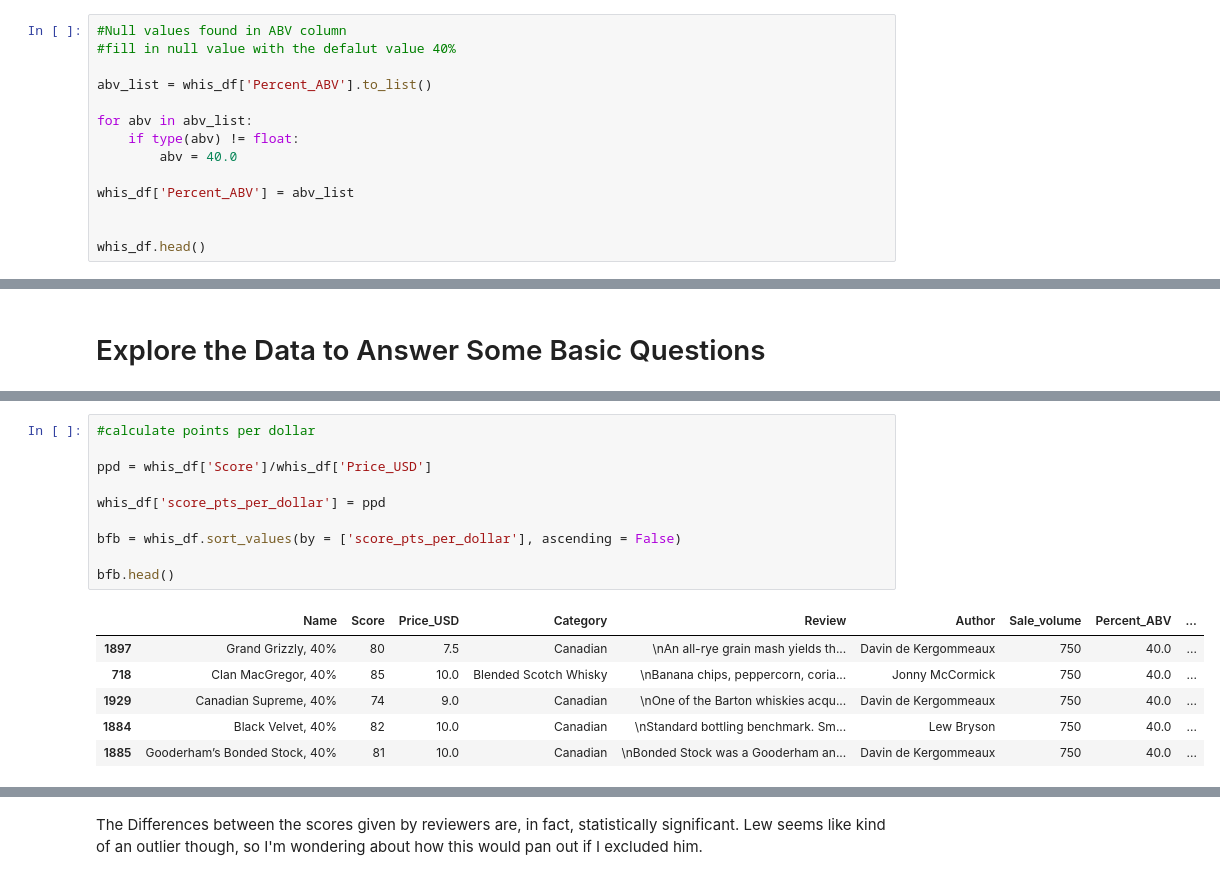
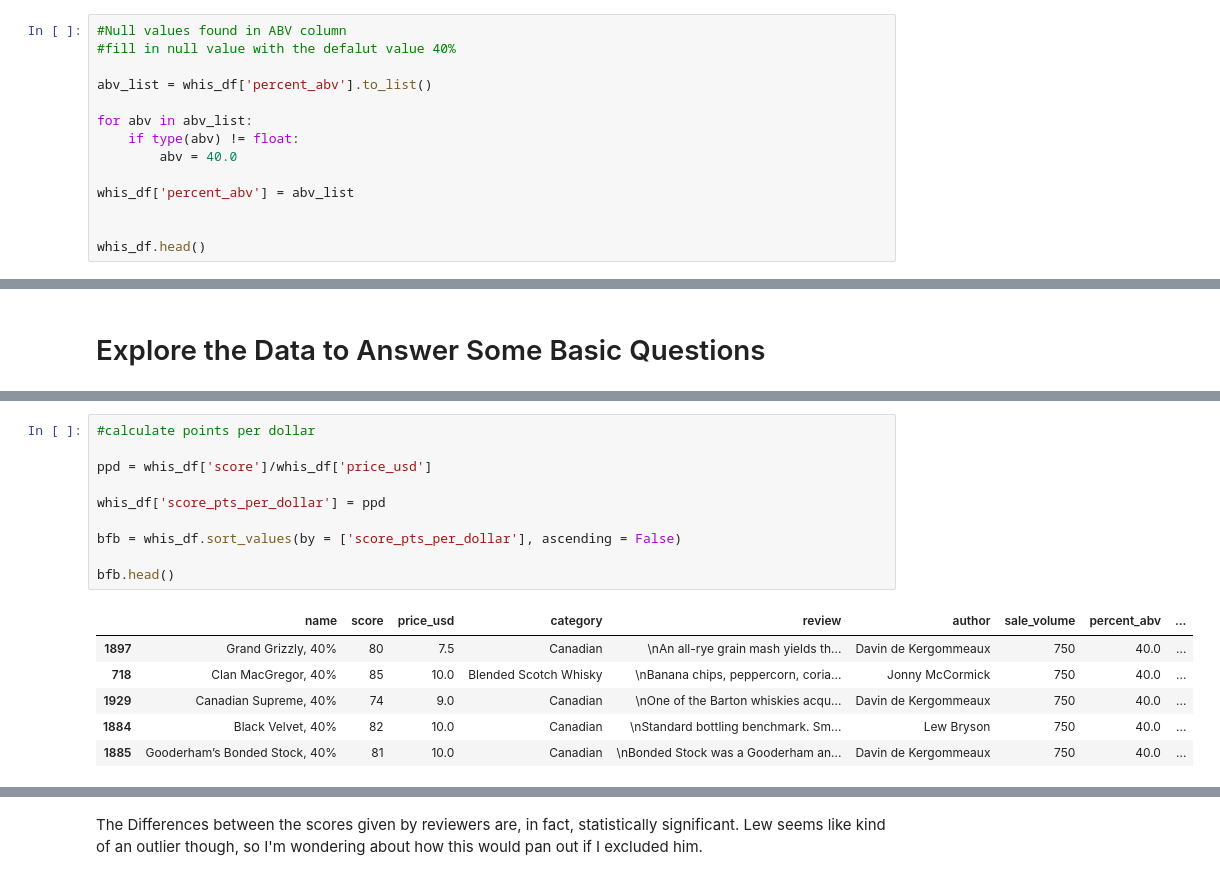
Before and after one commit to gspahlin/WhiskyAdvocate_ETL, a Jupyter notebook: whiskey_explore_clean_load.ipynb, the cells around one changed output, grey strips where cells are left out. Drawn from its saved outputs; the diff is of its cells as text.

```diff
--- a/whiskey_explore_clean_load.ipynb
+++ b/whiskey_explore_clean_load.ipynb
@@ -20,13 +20,13 @@ whis_df.head()
 #Null values found in ABV column
 #fill in null value with the defalut value 40%
 
-abv_list = whis_df['Percent_ABV'].to_list()
+abv_list = whis_df['percent_abv'].to_list()
 
 for abv in abv_list:
     if type(abv) != float:
         abv = 40.0
 
-whis_df['Percent_ABV'] = abv_list
+whis_df['percent_abv'] = abv_list
 
 
 whis_df.head()
@@ -68,15 +68,15 @@ ritz.head()
 # %%
 #calculate points per dollar
 
-ppd = whis_df['Score']/whis_df['Price_USD']
+ppd = whis_df['score']/whis_df['price_usd']
 
 whis_df['score_pts_per_dollar'] = ppd
 
 bfb = whis_df.sort_values(by = ['score_pts_per_dollar'], ascending = False)
 
 bfb.head()
 # %% [output]
-|  | Name | Score | Price_USD | Category | Review | Author | Sale_volume | Percent_ABV | ... |
+|  | name | score | price_usd | category | review | author | sale_volume | percent_abv | ... |
 | 1897 | Grand Grizzly, 40% | 80 | 7.5 | Canadian | \nAn all-rye grain mash yields th... | Davin de Kergommeaux | 750 | 40.0 | ... |
 | 718 | Clan MacGregor, 40% | 85 | 10.0 | Blended Scotch Whisky | \nBanana chips, peppercorn, coria... | Jonny McCormick | 750 | 40.0 | ... |
 | 1929 | Canadian Supreme, 40% | 74 | 9.0 | Canadian | \nOne of the Barton whiskies acqu... | Davin de Kergommeaux | 750 | 40.0 | ... |
```
Also changed, not shown: parts of 35 cells of this notebook.
